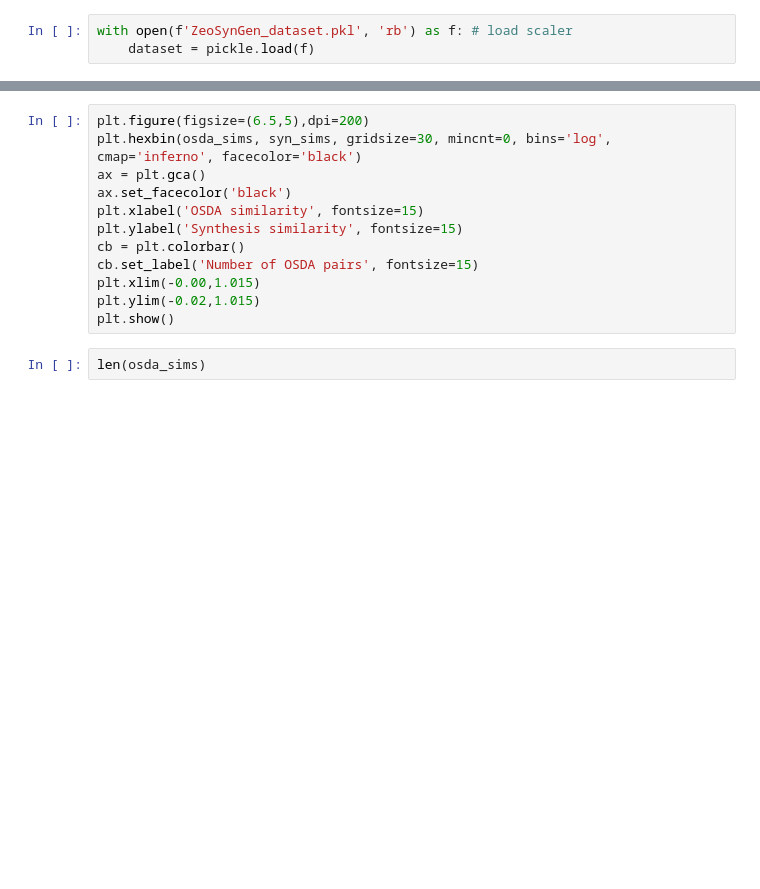
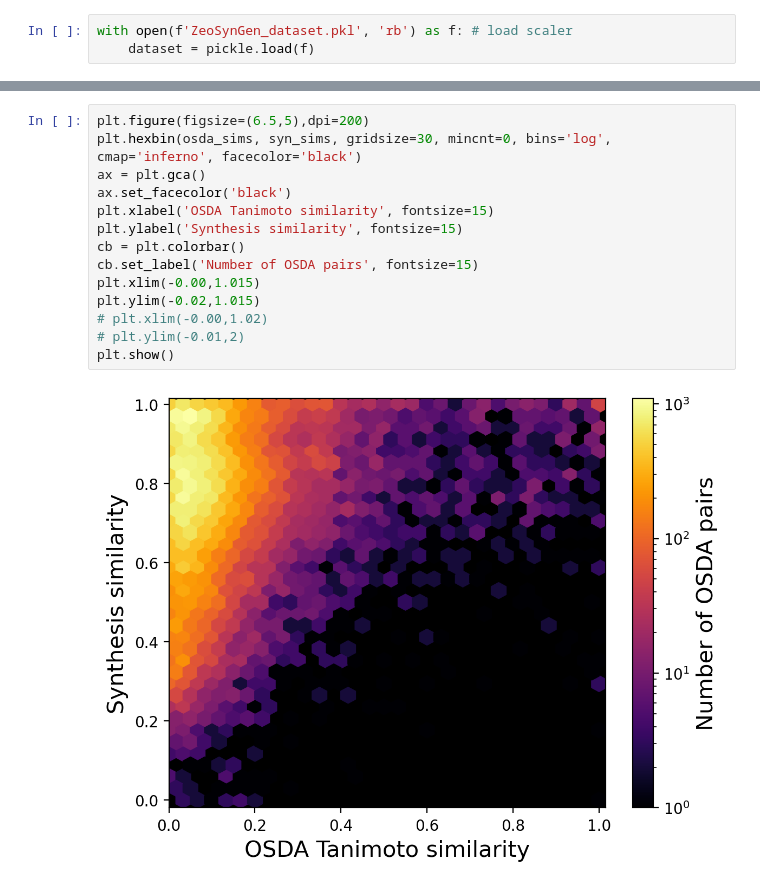
Before and after one commit to eltonpan/zeosyn_gen, a Jupyter notebook: data/analyze_zeosyngen.ipynb, the cells around one changed output, grey strips where cells are left out. Cells and saved outputs as stored; diff of their text form; blank space fills up the shorter version.

```diff
--- a/data/analyze_zeosyngen.ipynb
+++ b/data/analyze_zeosyngen.ipynb
@@ -127,15 +192,17 @@ for zeo, c in df['zeo'].value_counts().items():
 # %%
 plt.figure(figsize=(6.5,5),dpi=200)
 plt.hexbin(osda_sims, syn_sims, gridsize=30, mincnt=0, bins='log', cmap='inferno', facecolor='black')
 ax = plt.gca()
 ax.set_facecolor('black')
-plt.xlabel('OSDA similarity', fontsize=15)
+plt.xlabel('OSDA Tanimoto similarity', fontsize=15)
 plt.ylabel('Synthesis similarity', fontsize=15)
 cb = plt.colorbar()
 cb.set_label('Number of OSDA pairs', fontsize=15)
 plt.xlim(-0.00,1.015)
 plt.ylim(-0.02,1.015)
+# plt.xlim(-0.00,1.02)
+# plt.ylim(-0.01,2)
 plt.show()
+# %% [output]
+[figure, added]
-# %%
-len(osda_sims)
 # %%
```
Also changed, not shown: parts of 16 cells of this notebook, 3 other files.
